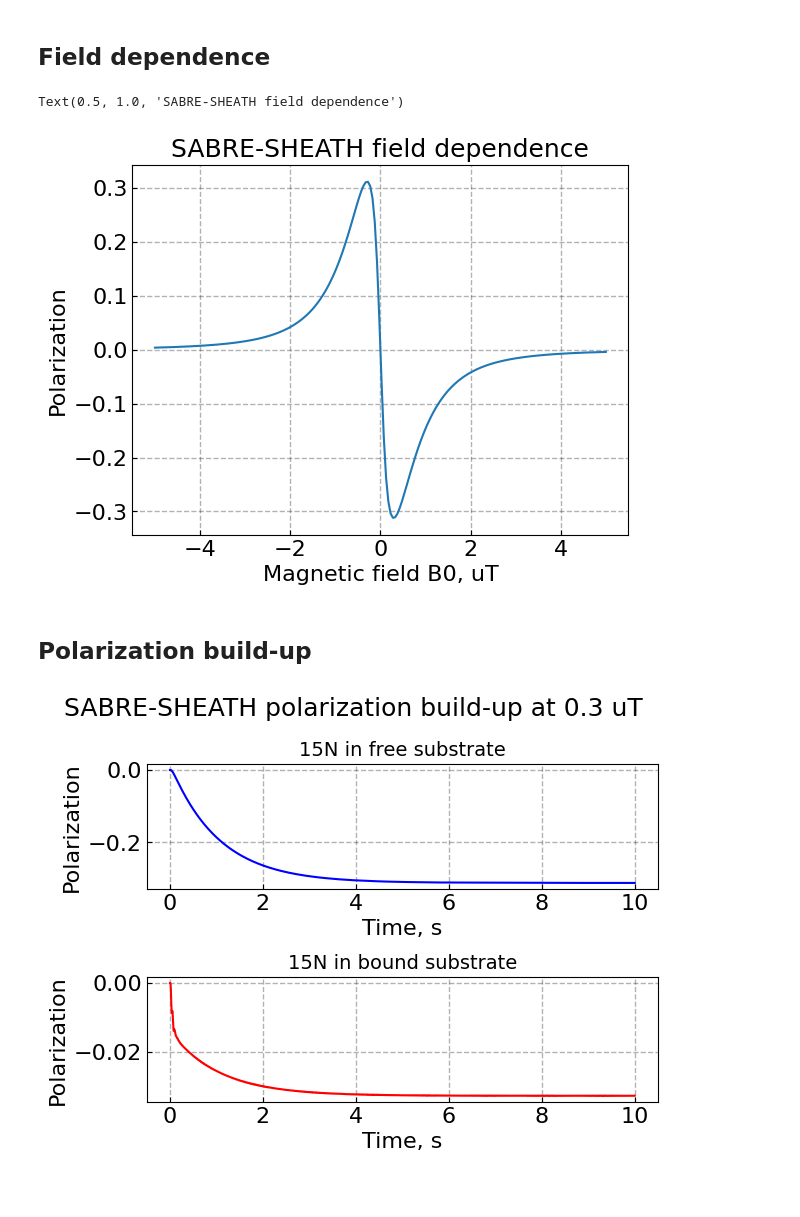
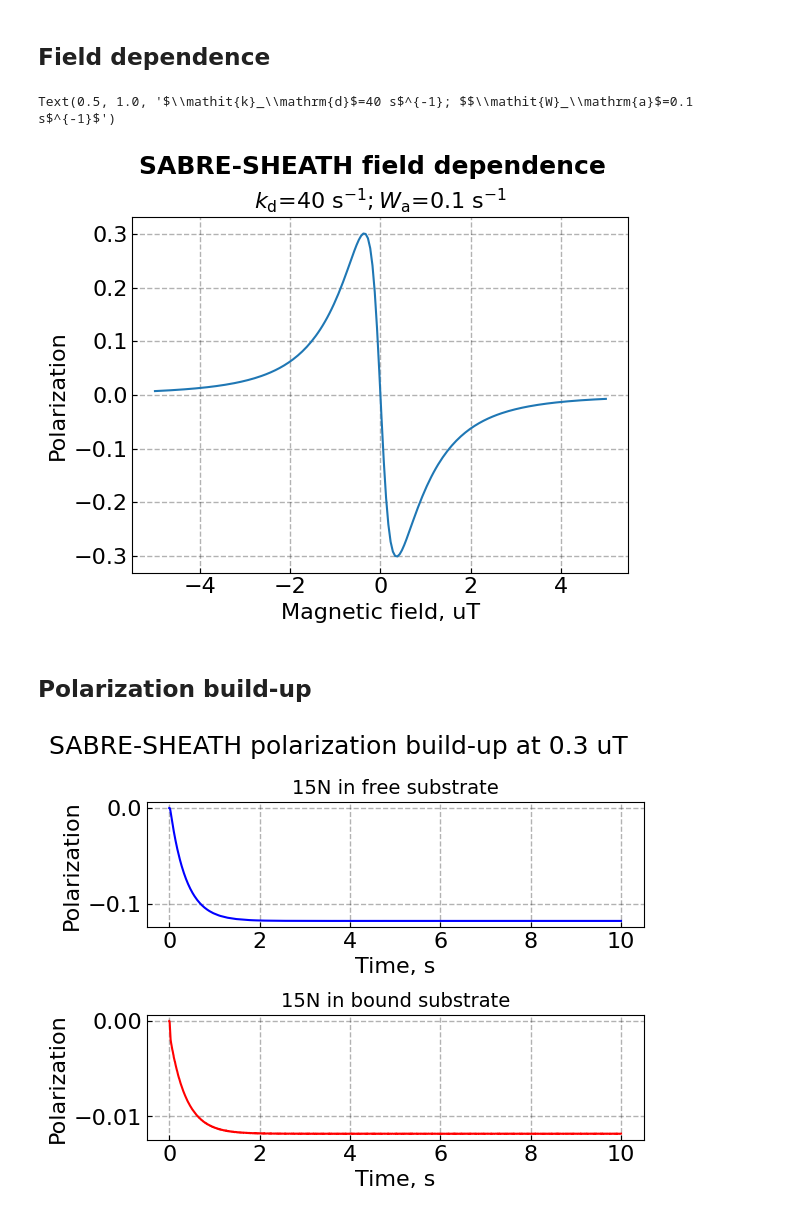
Before and after one commit to L-Siemons/SpinSimulation, a Jupyter notebook: examples/SABRE.ipynb, the cells around one changed output. Saved outputs shown, nothing was run; the diff lists cells and outputs as text; code cells hidden in the pictures; blank space fills up the shorter version.

Commit message:
Fixed bugs and added SABRE examples. Also some stuff for 2D plots with slices.

```diff
--- a/examples/SABRE.ipynb
+++ b/examples/SABRE.ipynb
@@ -113,7 +113,7 @@ def SABRE_SO(ss_S, ss_C, B0, kd, W):
 # %% [markdown]
 ## Field dependence
 # %%
-kd = 20
+kd = 40
 W = 0.1
 B0 = np.linspace(-5e-6,5e-6,200)
 
@@ -121,7 +121,7 @@ P_1 = np.empty(len(B0))
 obs = ss_S.pol_level(0)
 
 for i,b in enumerate(B0):
-    #Set the magnetic field
+    #Initialization of the composite system matrix
     M_SABRE = SABRE_SO(ss_S, ss_C, b, kd, W)
 
     #Calculate the steady state of the system
@@ -136,20 +136,25 @@ for i,b in enumerate(B0):
     P_1[i]=np.real(amplitude(obs, sigma))
 # %%
 fig, (ax1) = plt.subplots(nrows=1)
+fig.subplots_adjust(top=0.85)
 
 ax1.plot(B0*1e+6,P_1)
 
 ax1.tick_params( axis='both', which='major', labelsize=16,direction='in')
 
 ax1.grid(axis="x", which= 'major', color="black", alpha=.3, linewidth=1, linestyle="--")
 ax1.grid(axis="y", which= 'major', color="black", alpha=.3, linewidth=1, linestyle="--")
 
-ax1.set_xlabel('Magnetic field B0, uT',fontsize=16)
+ax1.set_xlabel('Magnetic field, uT',fontsize=16)
 ax1.set_ylabel('Polarization',fontsize=16)
-ax1.set_title('SABRE-SHEATH field dependence',fontsize=18)
+
+fig.suptitle('SABRE-SHEATH field dependence', fontsize=18, fontweight='bold')
+#ax1.set_title(r'$\mathit{k}_d$='+f"{kd}"+r', s$^{-1}$'+r'$\mathit{W_a}$'+f"={W}, s",fontsize=16)
+ax1.set_title(r'$\mathit{k}_\mathrm{d}$='+f"{kd}"+r' s$^{-1}; $'+
+              r'$\mathit{W}_\mathrm{a}$='+f"{W}"+r' s$^{-1}$',fontsize=16)
 # %% [output]
-Text(0.5, 1.0, 'SABRE-SHEATH field dependence')
+Text(0.5, 1.0, '$\\mathit{k}_\\mathrm{d}$=40 s$^{-1}; $$\\mathit{W}_\\mathrm{a}$=0.1 s$^{-1}$')
-[figure, old version]
+[figure, new version]
 # %% [markdown]
 ## Polarization build-up
 # %%
@@ -206,7 +210,10 @@ for i in range(2):
     ax1[i].grid(axis="x", which= 'major', color="black", alpha=.3, linewidth=1, linestyle="--")
     ax1[i].grid(axis="y", which= 'major', color="black", alpha=.3, linewidth=1, linestyle="--")
 
-fig.suptitle(f"SABRE-SHEATH polarization build-up at {B0*1e+6} uT",fontsize=18)
+fig.suptitle(f"SABRE-SHEATH polarization build-up at {B0*1e+6} uT" + r'$\mathit{k}_\mathrm{d}$='+f"{kd}"+r' s$^{-1}; $'+
+              r'$\mathit{W}_\mathrm{a}$='+f"{W}"+r' s$^{-1}$',fontsize=18)
+fig.suptitle('SABRE-SHEATH field dependence', fontsize=18, fontweight='bold')
+
 plt.tight_layout()
 # %% [output]
-[figure, old version]
+[figure, new version]
```
Also changed, not shown: parts of 21 cells of this notebook, 3 other files.
